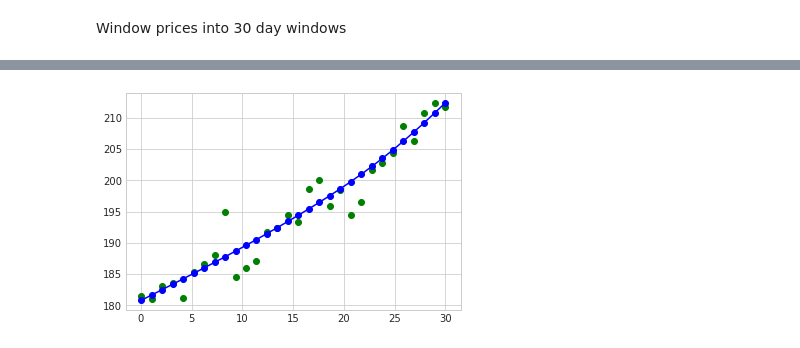
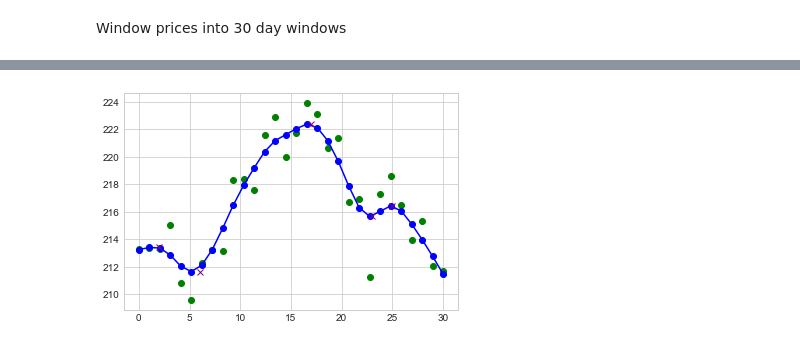
Before and after one commit to CommanderKeynes/TechnicalAnalysis, a Jupyter notebook: LoTechnicalAnalysis.ipynb, the cells around one changed output, grey strips where cells are left out. Drawn from its saved outputs; the diff is of its cells as text; code cells hidden in the pictures.

Commit message:
Worked through to head and shoulders identification. Need to clean up, speed up (vectorize), add capability for additional assets, add capability for additional patterns, etc.

```diff
--- a/LoTechnicalAnalysis.ipynb
+++ b/LoTechnicalAnalysis.ipynb
@@ -74,0 +165,16 @@ print(result_list[0])
+# %%
+
+def find_series_with_5_or_more_extrema(window_data: list, ) -> list:
+
+    result_list = []
+
+    for i in range(0, len(window_data)):
+
+        if len(window_data[i]['extrema_x_vals']) >= 5:
+
+            result_list = result_list + [window_data[i], ]
+
+    return result_list
+
+window_data_greater_than_4_extrema = find_series_with_5_or_more_extrema(window_data=result_list_2)
+print(window_data_greater_than_4_extrema[6])
@@ -75,12 +255,22 @@ print(result_list[0])
 # %%
 %matplotlib inline
 import matplotlib.pyplot as plt
-plt.style.use('seaborn-whitegrid')
 
-y_actual = window_data[0]
-x = np.linspace(0, len(y_actual), len(y_actual))
-plt.plot(x, y_actual, 'o', color='green');
+def plot_chart(price_series_data: dict) -> None:
+    plt.style.use('seaborn-whitegrid')
 
-plt.plot(x, result_list[0][0], '-o', color='blue');
+    y_actual = price_series_data['closing_prices']
+    x = np.linspace(0, len(y_actual), len(y_actual))
+    plt.plot(x, y_actual, 'o', color='green');
+
+    y_regressed = price_series_data['kernel_regression_line']
+    plt.plot(x, y_regressed, '-o', color='blue');
+
+    # TODO: Plot extrema as x's
+    y_extrema = price_series_data['extrema_y_vals']
+    x_extrema = price_series_data['extrema_x_vals']
+    plt.plot(x_extrema, y_extrema, 'x', color='purple');
+
+plot_chart(price_series_data=window_data_head_and_shoulders[0], )
 # %% [output]
-[figure, old version]
+[figure, new version]
```
Also changed, not shown: parts of 11 cells of this notebook, 1 other file.
